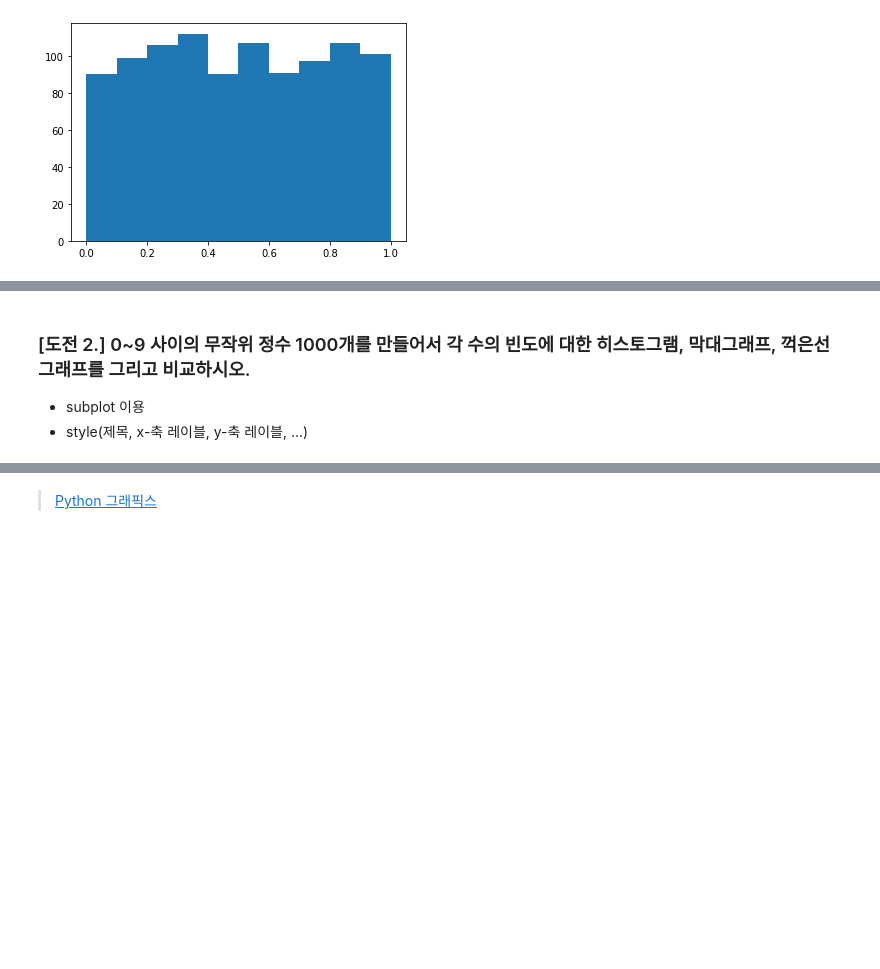
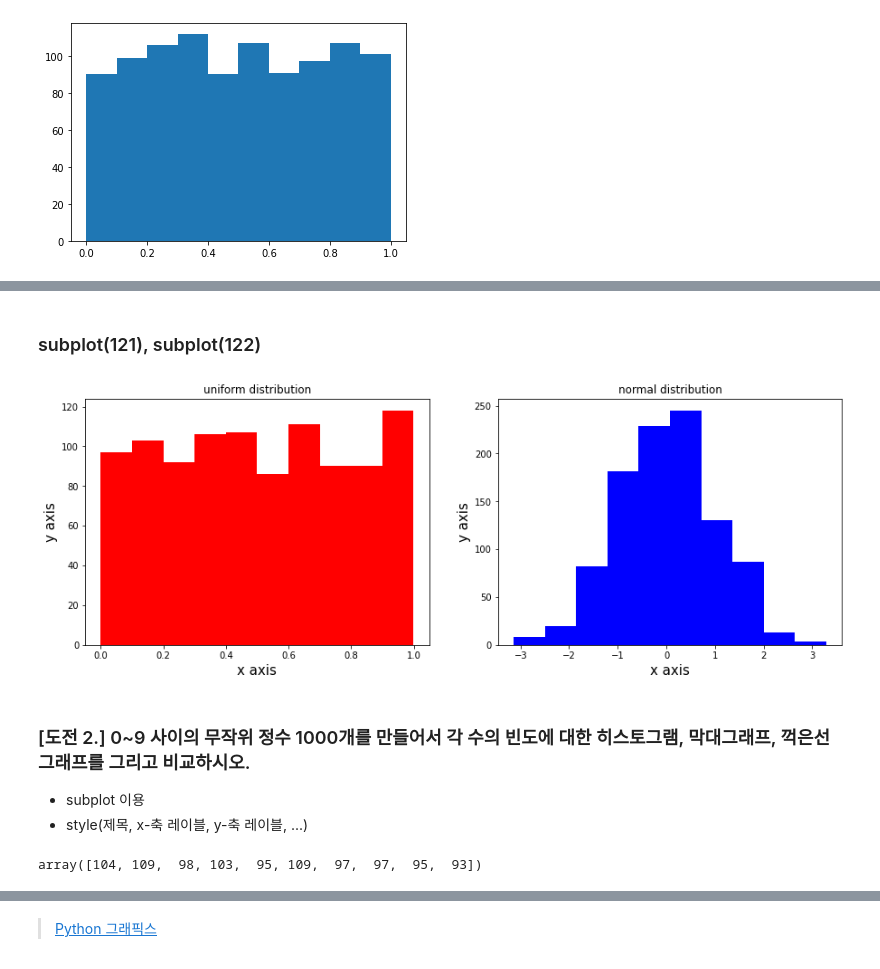
Before and after one commit to rldckd0103/pdm02, a Jupyter notebook: py-graphics/matplotlib_4_challenges.ipynb, the cells around one changed output, grey strips where cells are left out. Drawn from its saved outputs; the diff is of its cells as text; code cells hidden in the pictures; blank space fills up the shorter version.

```diff
--- a/py-graphics/matplotlib_4_challenges.ipynb
+++ b/py-graphics/matplotlib_4_challenges.ipynb
@@ -31,3 +38,23 @@ plt.hist(np.random.randn(1000))
+# %% [markdown]
+### subplot(121), subplot(122)
+# %%
+fig = plt.figure(figsize=(15,5))
+
+#균일 분포
+x1=plt.subplot(121)
+plt.hist(np.random.rand(1000),color='red')
+plt.xlabel('x axis',fontsize=15)
+plt.ylabel('y axis',fontsize=15)
+x1.title.set_text('uniform distribution')
+
+#정규 분포
+x2=plt.subplot(122)
+plt.hist(np.random.randn(1000),color='blue')
+plt.xlabel('x axis',fontsize=15)
+plt.ylabel('y axis',fontsize=15)
+x2.title.set_text('normal distribution')
+# %% [output]
+[figure, added]
 # %% [markdown]
 ### [도전 2.] 0~9 사이의 무작위 정수 1000개를 만들어서 각 수의 빈도에 대한 히스토그램, 막대그래프, 꺽은선 그래프를 그리고 비교하시오.
 - subplot 이용
@@ -36,6 +63,8 @@ plt.hist(np.random.randn(1000))
 n1000 = np.random.randint(0,10,1000)
 # %%
 value, count= np.unique(n1000, return_counts=True)
-# count
+count
+# %% [output]
+array([104, 109,  98, 103,  95, 109,  97,  97,  95,  93])
 # %%
 plt.bar(value,count) #,color="bgrcmyk")  # 'bgrcmykw
```
Also changed, not shown: parts of 3 cells of this notebook.
